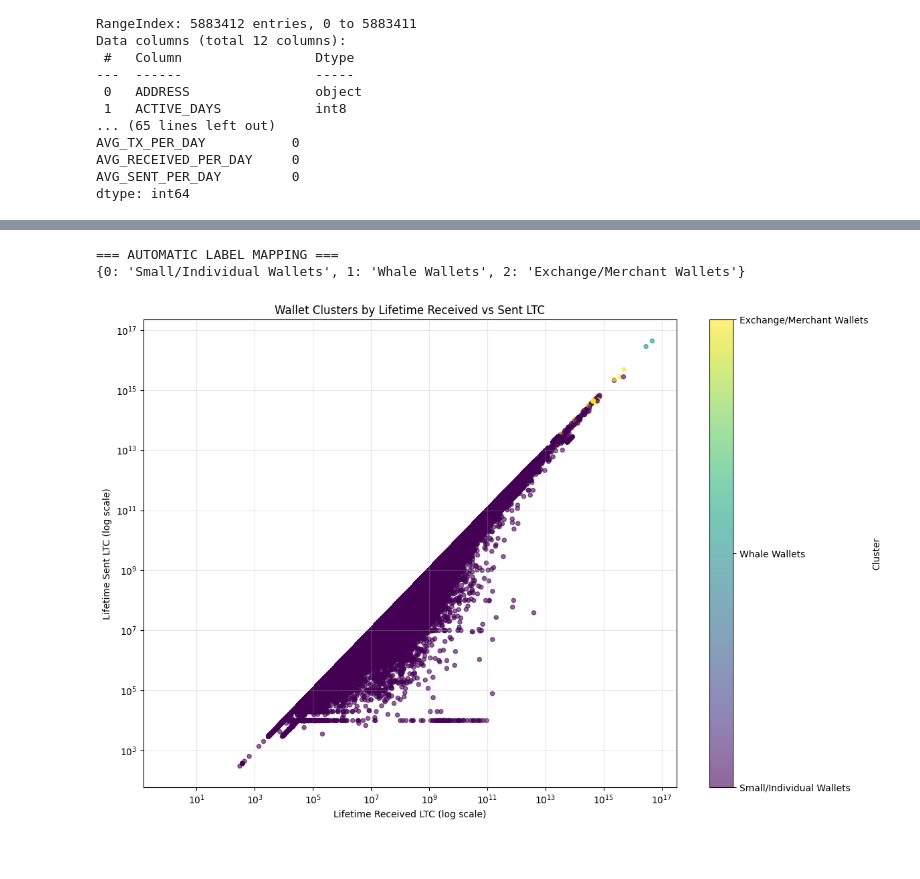
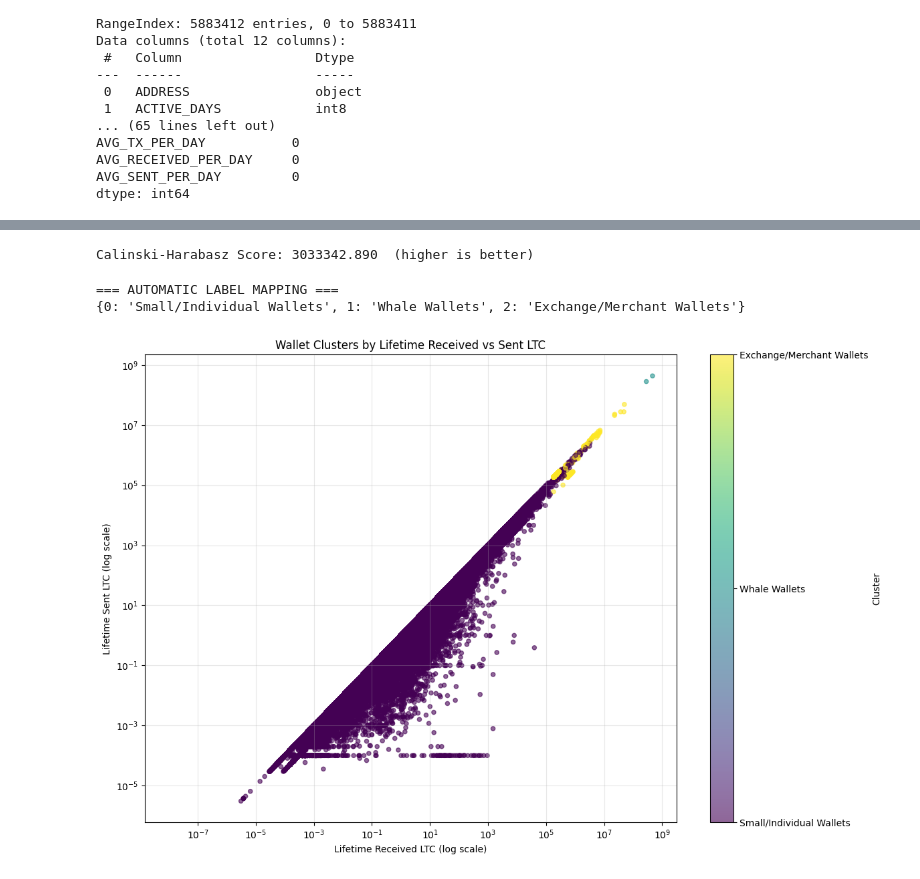
Before and after one commit to sushma-0709/UMBC-DATA606-Capstone, a Jupyter notebook: notebooks/ml_wallet_classification.ipynb, the cells around one changed output, grey strips where cells are left out. Cells and saved outputs as stored; diff of their text form; code cells hidden in the pictures.

```diff
--- a/notebooks/ml_wallet_classification.ipynb
+++ b/notebooks/ml_wallet_classification.ipynb
@@ -177,0 +130,27 @@ Cluster centers in original scale:
+# %%
+# Initialize the models
+import pandas as pd
+from sklearn.cluster import KMeans
+from sklearn.preprocessing import StandardScaler
+
+kmeans = KMeans(n_clusters=3, random_state=42)
+scaler = StandardScaler()
+
+# Scale numeric features
+X_scaled = scaler.fit_transform(X)
+
+# Cluster into 3 groups and assign using .loc to avoid warning
+kmeans = KMeans(n_clusters=3, random_state=42, n_init=10)
+df_wallet_clean['cluster'] = kmeans.fit_predict(X_scaled)
+
+centers = pd.DataFrame(
+    scaler.inverse_transform(kmeans.cluster_centers_),
+    columns=features
+)
+# Assuming df_wallet_clean contains your final data with 'cluster' column
+output_path = "wallet_cluster_results.csv"
+
+# Save to CSV
+df_wallet_clean.to_csv(output_path, index=False)
+
+print(f"Data successfully saved to {output_path}")
@@ -178 +169,12 @@ Cluster centers in original scale:
+# %%
+#silhouette = silhouette_score(X_scaled, df_wallet_clean["cluster"])
+calinski = calinski_harabasz_score(X_scaled, df_wallet_clean["cluster"])
+#davies = davies_bouldin_score(X_scaled, df_wallet_clean["cluster"])
+
+#print("\n=== KMeans Clustering Metrics ===")
+#print(f"Silhouette Score:        {silhouette:.3f}  (higher is better, max=1)")
+print(f"Calinski-Harabasz Score: {calinski:.3f}  (higher is better)")
+#print(f"Davies-Bouldin Score:    {davies:.3f}  (lower is better)")
+# %% [output]
+Calinski-Harabasz Score: 3033342.890  (higher is better)
 # %%
@@ -220,34 +220,34 @@ print(cluster_labels)
 # %%
 import matplotlib.pyplot as plt
 
 plt.figure(figsize=(12, 8))
 
-x = df_wallet_clean['LIFETIME_RECEIVED_LTC']
-y = df_wallet_clean['LIFETIME_SENT_LTC']
+x = df_wallet_clean['LIFETIME_RECEIVED_LTC']/1e8
+y = df_wallet_clean['LIFETIME_SENT_LTC']/1e8
 c = df_wallet_clean['cluster']
 
 scatter = plt.scatter(x, y, c=c, cmap='viridis', alpha=0.6, s=20)
 plt.xscale('log')
 plt.yscale('log')
 plt.xlabel("Lifetime Received LTC (log scale)")
 plt.ylabel("Lifetime Sent LTC (log scale)")
 plt.title("Wallet Clusters by Lifetime Received vs Sent LTC")
 
 # Create colorbar with dynamic labels
 cbar = plt.colorbar(scatter)
 cbar.set_label('Cluster')
 
 # Sort clusters for consistent color mapping
 sorted_clusters = sorted(cluster_labels.keys())
 sorted_labels = [cluster_labels[i] for i in sorted_clusters]
 cbar.set_ticks(sorted_clusters)
 cbar.set_ticklabels(sorted_labels)
 
 plt.grid(True, alpha=0.3)
 plt.tight_layout()
 plt.show()
 # %% [output]
-[figure, old version]
+[figure, new version]
 # %%
 # Display cluster statistics
 print("\n=== CLUSTER STATISTICS ===")
```
Also changed, not shown: parts of 7 cells of this notebook.
